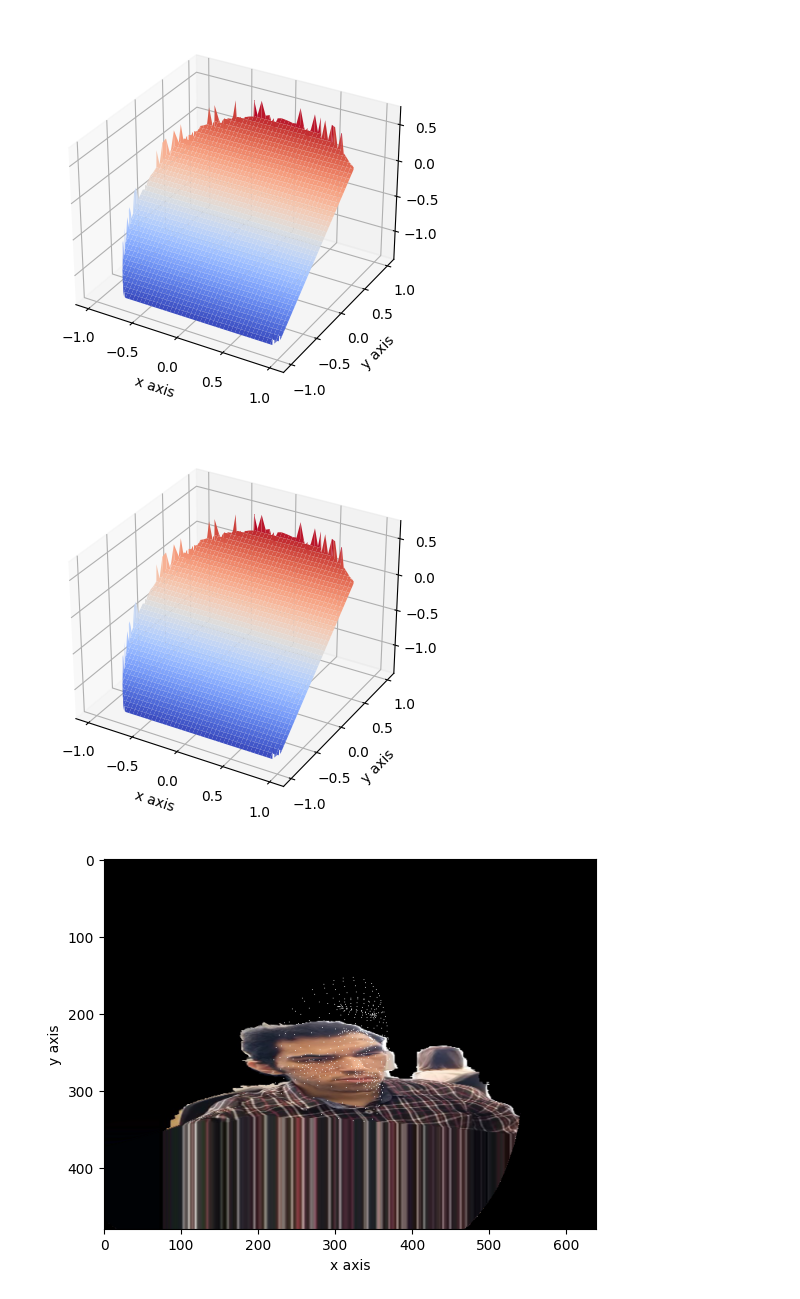
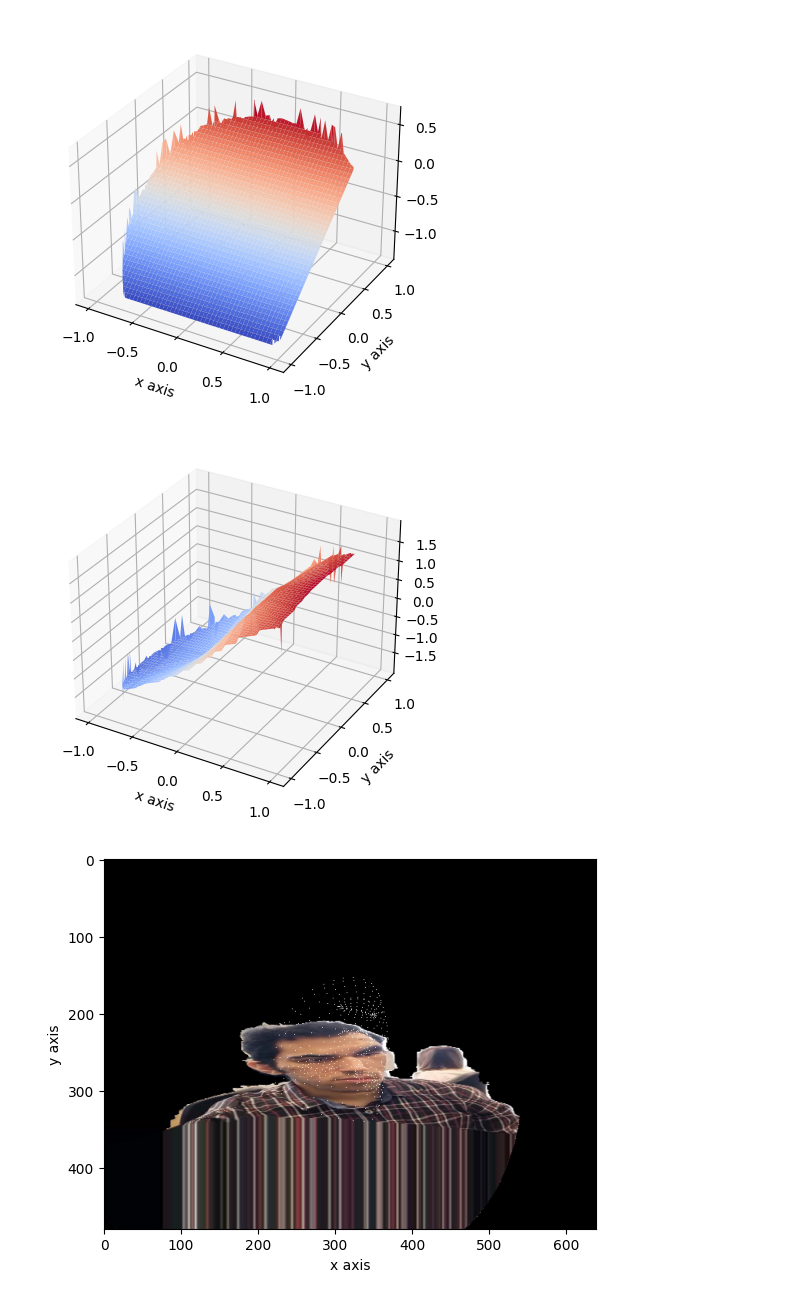
Before and after one commit to aminfadaei116/view-net, a Jupyter notebook: ViewNet notbook.ipynb, the cells around one changed output. Saved outputs shown, nothing was run; the diff lists cells and outputs as text; code cells hidden in the pictures.

```diff
--- a/ViewNet notbook.ipynb
+++ b/ViewNet notbook.ipynb
@@ -91,7 +97,8 @@ out.release()
 # %%
-T = -torch.mean(refKey, axis=0) + torch.tensor([0.5, 0.5, 0], device=DEVICE) #+ torch.tensor([-0.3, 0.3, 0], device=DEVICE)
+# T = -torch.mean(refKey, axis=0) + torch.tensor([0.5, 0.5, 0], device=DEVICE) #+ torch.tensor([-0.3, 0.3, 0], device=DEVICE)
+T = torch.tensor([0, 0, 0], device=DEVICE)
 
-euler = torch.tensor([pi, 0, 0], device=DEVICE)
+euler = torch.tensor([pi/4, 0, 0], device=DEVICE)
 newKeys = TransformKeys(refKey, euler, T)
 output = RenderImage(height, width, refKey, newKeys, imgRef)
 
@@ -155,14 +164,14 @@ plt.show()
 # %%
 
 
 ax = plt.axes(projection='3d')
-ax.plot_surface(meshx.cpu().numpy(), meshy.cpu().numpy(), meshy_new.cpu().numpy(), cmap=cm.coolwarm)
+ax.plot_surface(meshx.cpu().numpy(), meshy.cpu().numpy(), meshx_new.cpu().numpy(), cmap=cm.coolwarm)
 plt.xlabel("x axis")
 plt.ylabel("y axis")
 # ax.view_init(180, 180)
 plt.show()
 # %% [output]
-[figure, old version]
+[figure, new version]
 # %%
 grid = torch.stack((meshy_new, meshx_new), 2)
 img = imgRef.clone().detach().to(DEVICE)
```
Also changed, not shown: parts of 6 cells of this notebook, 3 other files.
